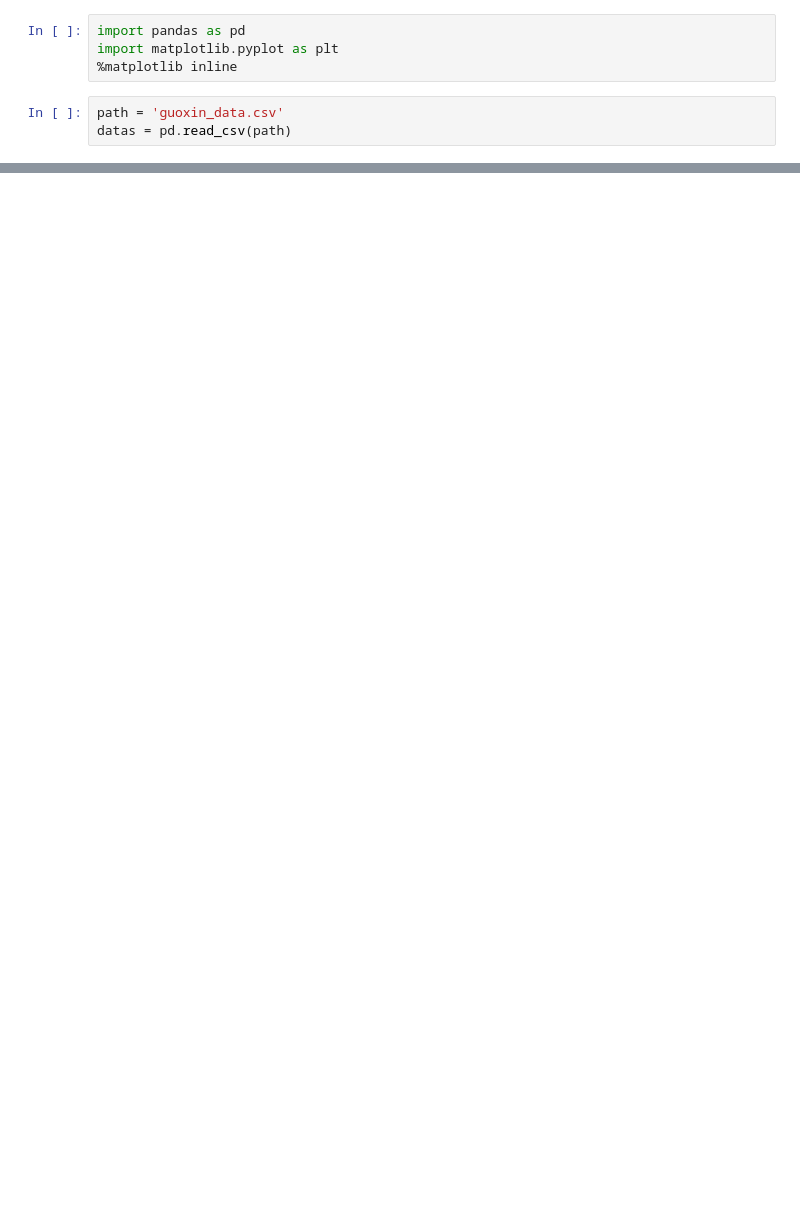
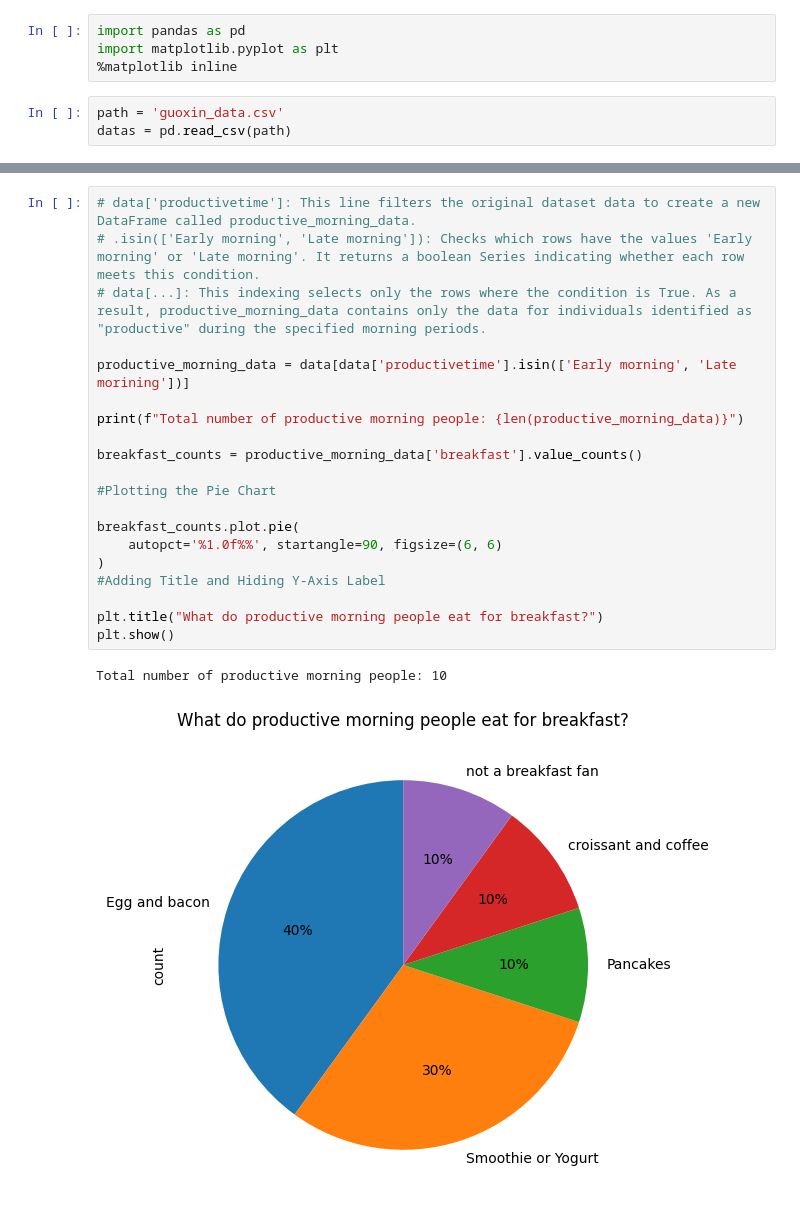
Before and after one commit to GuoxinLin0629/data-assignment, a Jupyter notebook: guoxin.ipynb, the cells around one changed output, grey strips where cells are left out. Cells and saved outputs as stored; diff of their text form; blank space fills up the shorter version.

```diff
--- a/guoxin.ipynb
+++ b/guoxin.ipynb
@@ -79 +96,24 @@ plt.show()
+# %%
+# data['productivetime']: This line filters the original dataset data to create a new DataFrame called productive_morning_data.
+# .isin(['Early morning', 'Late morning']): Checks which rows have the values 'Early morning' or 'Late morning'. It returns a boolean Series indicating whether each row meets this condition.
+# data[...]: This indexing selects only the rows where the condition is True. As a result, productive_morning_data contains only the data for individuals identified as "productive" during the specified morning periods.
+
+productive_morning_data = data[data['productivetime'].isin(['Early morning', 'Late morining'])]
+
+print(f"Total number of productive morning people: {len(productive_morning_data)}")
+
+breakfast_counts = productive_morning_data['breakfast'].value_counts()
+
+#Plotting the Pie Chart
+
+breakfast_counts.plot.pie(
+    autopct='%1.0f%%', startangle=90, figsize=(6, 6)
+)
+#Adding Title and Hiding Y-Axis Label
+
+plt.title("What do productive morning people eat for breakfast?")
+plt.show()
+# %% [output]
+Total number of productive morning people: 10
+[figure, added]
 # %%
```
Also changed, not shown: parts of 10 cells of this notebook.
